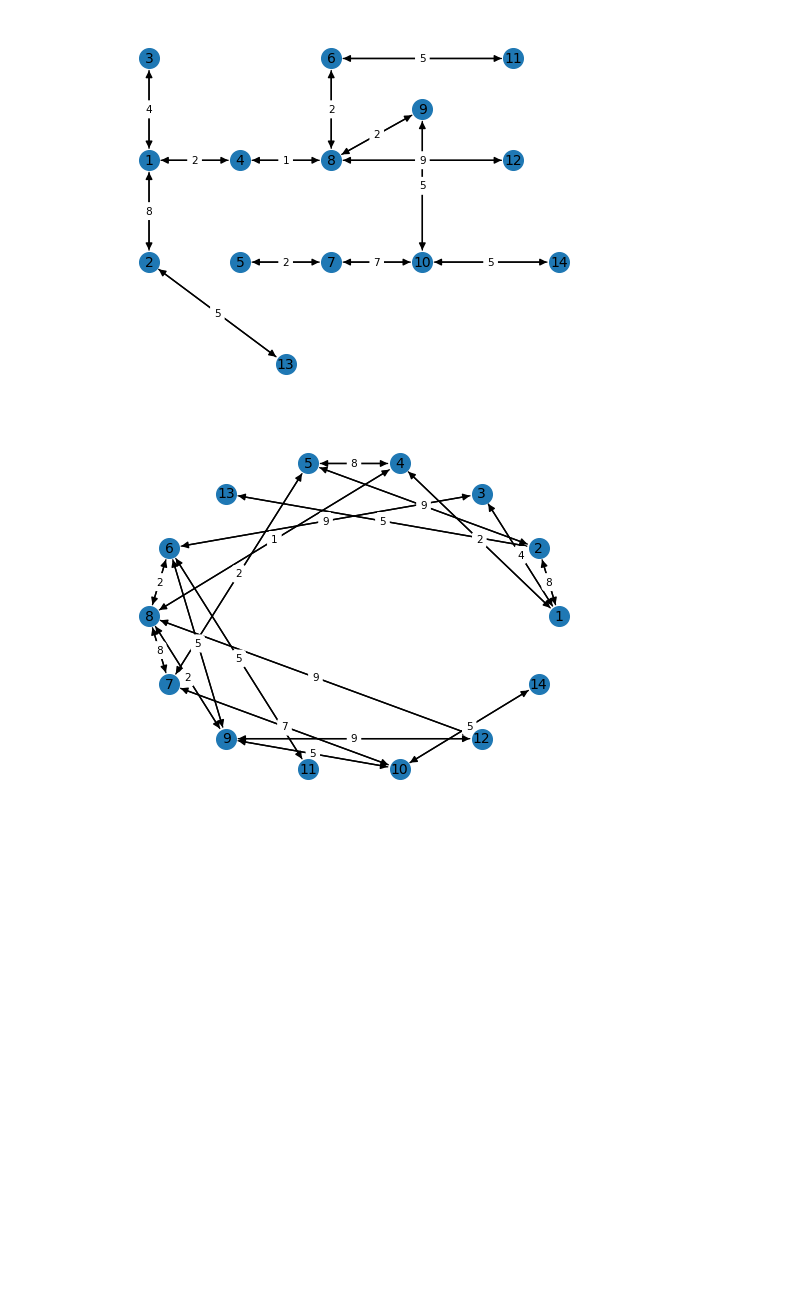
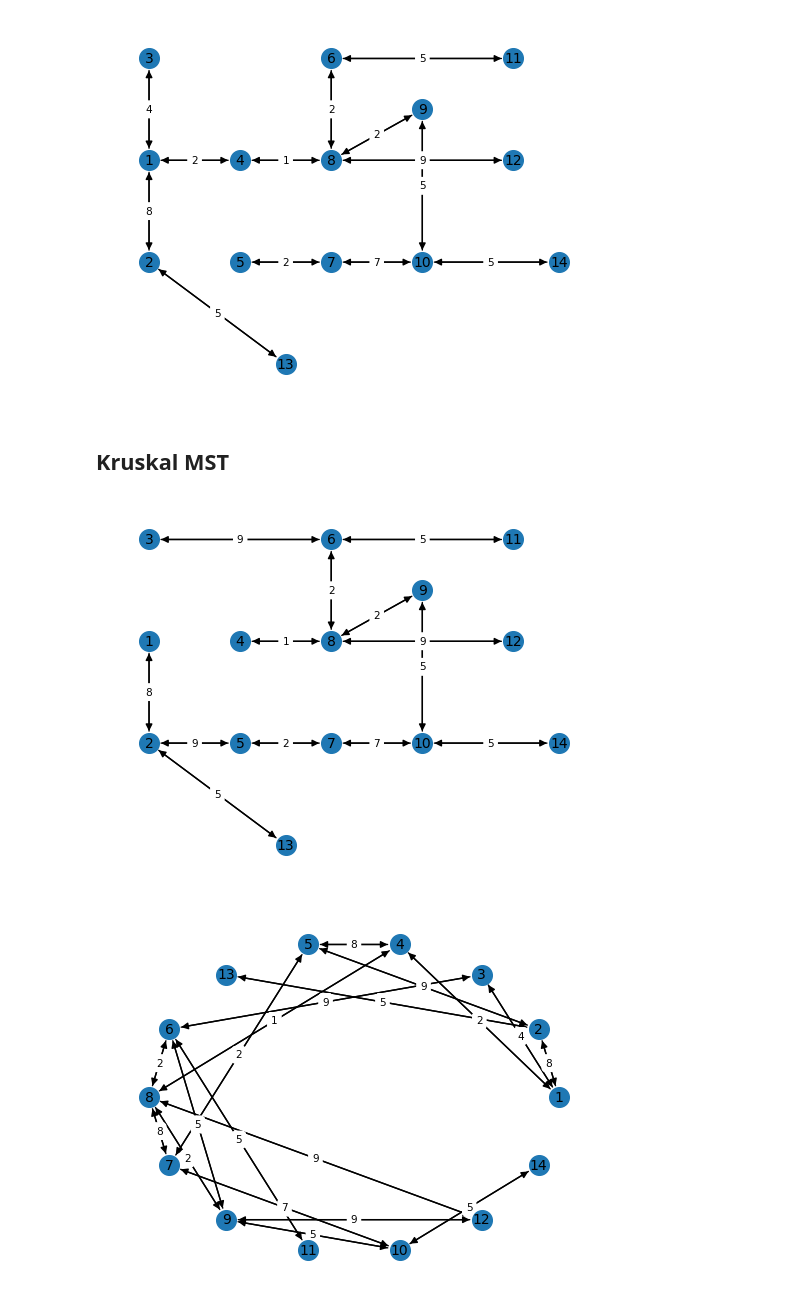
Before and after one commit to isaacchunn/algo-design-and-analysis, a Jupyter notebook: GraphFramework/Visualization/GraphVisualizer.ipynb, the cells around one changed output. Cells and saved outputs as stored; diff of their text form; code cells hidden in the pictures; blank space fills up the shorter version.

Commit message:
Add Kruskal driver code and refactored some code, added capability to graph to store a set of edges for Kruskal's

```diff
--- a/GraphFramework/Visualization/GraphVisualizer.ipynb
+++ b/GraphFramework/Visualization/GraphVisualizer.ipynb
@@ -290,6 +291,61 @@ plt.axis("off")
 plt.show()
 # %% [output]
 [figure]
+# %% [markdown]
+## Kruskal MST
+# %%
+fileName = "lecture"
+df = pd.read_csv("../data/Kruskal/Graphs/" + fileName + "_mst.csv")
+#empty graph
+G = nx.DiGraph()
+#Arc radius for bidirectional graphs
+arc_rad = 0
+#iterate through the Dataframe and add nodes/edges/weights
+for index,row in df.iterrows():
+    source = row["source"]
+    target = row["target"]
+    weights = row["weight"]
+    G.add_edge(source, target, weight = weights)
+
+G.add_node(1, pos=(-5,9))
+G.add_node(2, pos=(-5,7))
+G.add_node(3, pos=(-5,11))
+G.add_node(4, pos=(-4,9))
+G.add_node(5, pos=(-4,7))
+G.add_node(6, pos=(-3,11))
+G.add_node(7, pos=(-3,7))
+G.add_node(8, pos=(-3,9))
+G.add_node(9, pos=(-2,10))
+G.add_node(10, pos=(-2,7))
+G.add_node(11, pos=(-1,11))
+G.add_node(12, pos=(-1,9))
+G.add_node(13, pos=(-3.5,5))
+G.add_node(14, pos=(-0.5,7))
+node_positions = nx.get_node_attributes(G,'pos')
+# Draw nodes
+#nx.draw(G, node_positions, with_labels=True, arrows=True, node_size=800, node_color="skyblue")
+nx.draw_networkx_nodes(G, node_positions, node_size = 200)
+nx.draw_networkx_labels(G, node_positions, font_size = 10)
+
+#The draw_networkx_edges function of NetworkX is able to draw only a subset of the edges with the edgelist parameter.
+curved_edges = [edge for edge in G.edges() if reversed(edge) in G.edges()]
+straight_edges = list(set(G.edges()) - set(curved_edges))
+
+nx.draw_networkx_edges(G, node_positions, edgelist= straight_edges)
+nx.draw_networkx_edges(G, node_positions, edgelist= curved_edges,connectionstyle=f'arc3, rad = {arc_rad}')
+
+#Labelling
+edge_weights = nx.get_edge_attributes(G,'weight')
+curved_edge_labels = {edge: edge_weights[edge] for edge in curved_edges}
+straight_edge_labels = {edge: edge_weights[edge] for edge in straight_edges}
+my_draw_networkx_edge_labels(G, node_positions, edge_labels=curved_edge_labels,rotate=False,rad = arc_rad, font_size= 7.5)
+nx.draw_networkx_edge_labels(G, node_positions, edge_labels=straight_edge_labels,rotate=False, font_size =7.5)
+
+# Show the plot
+plt.axis("off")
+plt.show()
+# %% [output]
+[figure, added]
 # %%
 #Nodes graph visualization Test
 
```
Also changed, not shown: parts of 1 cell of this notebook, 19 other files.
